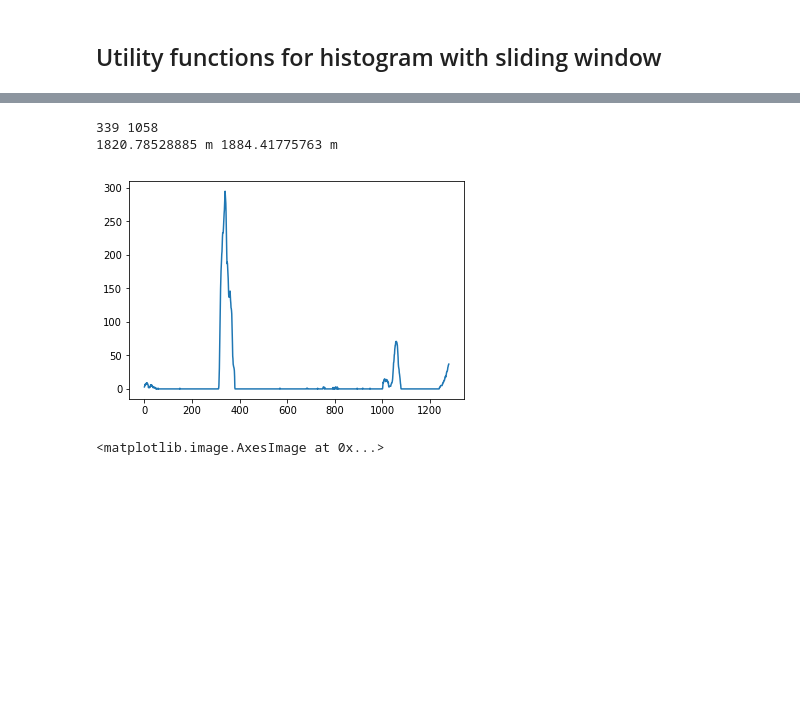
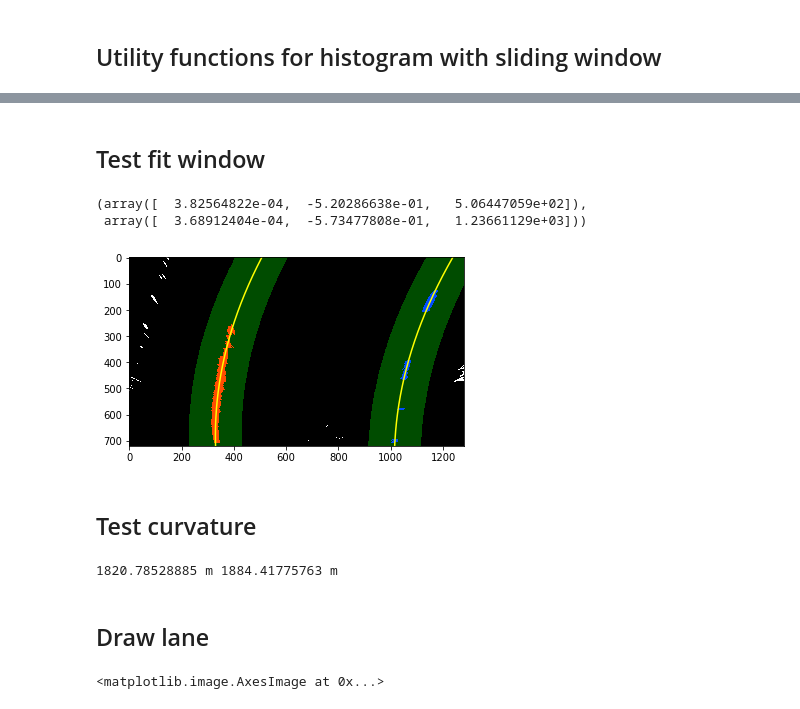
Before and after one commit to lubert/CarND-Advanced-Lane-Lines, a Jupyter notebook: Advanced Lane Detection.ipynb, the cells around one changed output, grey strips where cells are left out. Saved outputs shown, nothing was run; the diff lists cells and outputs as text; code cells hidden in the pictures; blank space fills up the shorter version.

```diff
--- a/Advanced Lane Detection.ipynb
+++ b/Advanced Lane Detection.ipynb
@@ -339,3 +384,13 @@ ploty, left_fit, right_fit, left_fitx, right_fitx = fit_polynomial(warped, vis=T
+# %% [markdown]
+## Test fit window
+# %%
+search_around_poly(warped, left_fit, right_fit, vis=True)
+# %% [output]
+(array([  3.82564822e-04,  -5.20286638e-01,   5.06447059e+02]),
+ array([  3.68912404e-04,  -5.73477808e-01,   1.23661129e+03]))
+[figure, added]
+# %% [markdown]
+## Test curvature
 # %%
 def r_curve(a, b, y):
     return ((1 + (2*a*y + b)**2)**1.5)/np.abs(2*a)
@@ -346,19 +401,23 @@ xm_per_pix = 3.7/700 # meters per pixel in x dimension
 
 # Start by generating our fake example data
 # Make sure to feed in your real data instead in your project!
-ploty, left_fit_cr, right_fit_cr, left_fitx, right_fitx = fit_polynomial(warped)
+left_fit, right_fit = find_lane_pixels(warped)
+img_shape = warped.shape
+ploty = np.linspace(0, img_shape[0]-1, img_shape[0])
+left_fitx = calc_x_poly(left_fit, ploty)
+right_fitx = calc_x_poly(right_fit, ploty)
 
 # Define y-value where we want radius of curvature
 # We'll choose the maximum y-value, corresponding to the bottom of the image
 y_eval = np.max(ploty)
 
 # Implement the calculation of R_curve (radius of curvature)
-left_curverad = r_curve(left_fit_cr[0], left_fit_cr[1], y_eval * ym_per_pix)
-right_curverad = r_curve(right_fit_cr[0], left_fit_cr[1], y_eval * ym_per_pix)
+left_curverad = r_curve(left_fit[0], left_fit[1], y_eval * ym_per_pix)
+right_curverad = r_curve(right_fit[0], left_fit[1], y_eval * ym_per_pix)
 
 print(left_curverad, 'm', right_curverad, 'm')
 # %% [output]
-339 1058
 1820.78528885 m 1884.41775763 m
-[figure, removed]
+# %% [markdown]
+## Draw lane
 # %%
```
Also changed, not shown: parts of 8 cells of this notebook.
